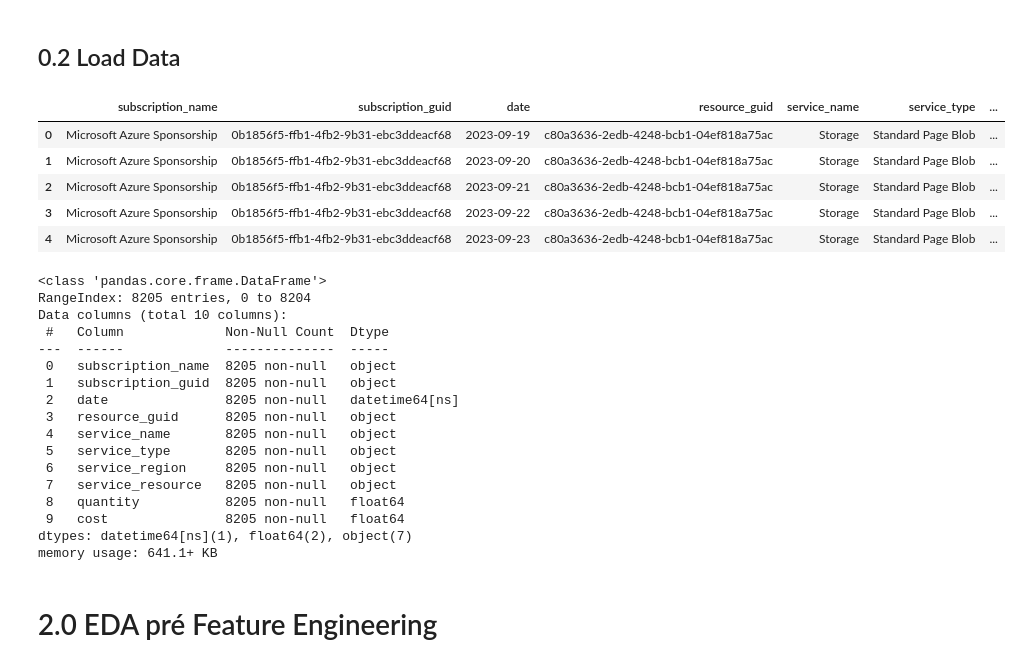
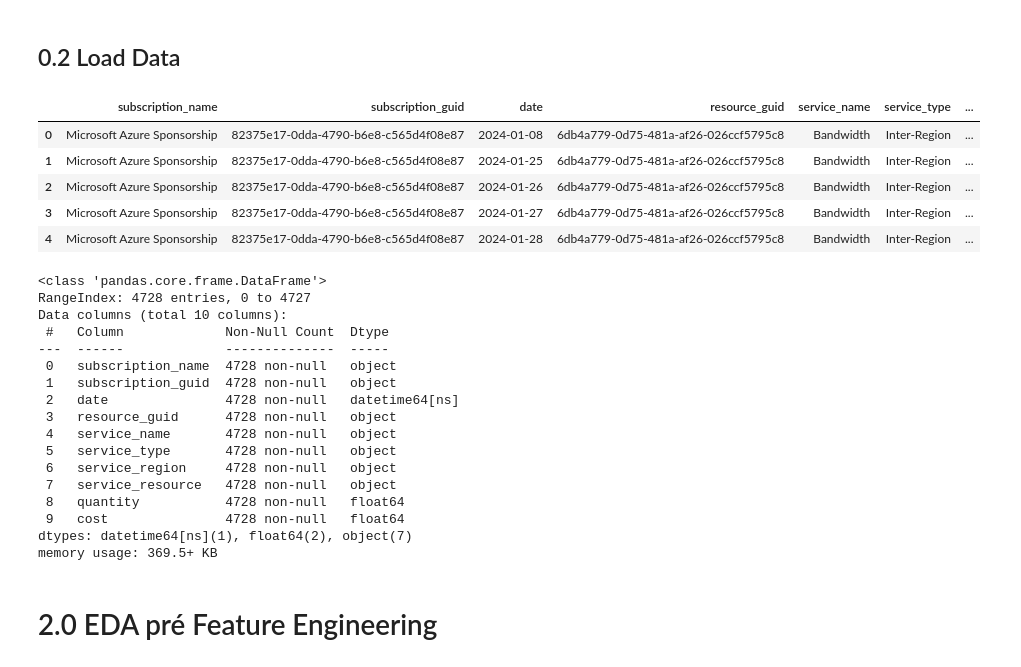
Before and after one commit to Gabrielnbr/modelo_unicin, a Jupyter notebook: notebooks/2_0_eda_pre_feature_engineering.ipynb, the cells around one changed output. Saved outputs shown, nothing was run; the diff lists cells and outputs as text; code cells hidden in the pictures.

```diff
--- a/notebooks/2_0_eda_pre_feature_engineering.ipynb
+++ b/notebooks/2_0_eda_pre_feature_engineering.ipynb
@@ -61,35 +61,35 @@ def estatistica_descritiva(df1):
 # %% [markdown]
 ## 0.2 Load Data
 # %%
-df = pickle.load(open("../data/interim/1_0_descricao_dados_ceaec.pkl","rb"))
+df = pickle.load(open("../data/interim/1_0_descricao_dados.pkl","rb"))
 df.head()
 # %% [output]
 |  | subscription_name | subscription_guid | date | resource_guid | service_name | service_type | ... |
-| 0 | Microsoft Azure Sponsorship | 0b1856f5-ffb1-4fb2-9b31-ebc3ddeacf68 | 2023-09-19 | c80a3636-2edb-4248-bcb1-04ef818a75ac | Storage | Standard Page Blob | ... |
-| 1 | Microsoft Azure Sponsorship | 0b1856f5-ffb1-4fb2-9b31-ebc3ddeacf68 | 2023-09-20 | c80a3636-2edb-4248-bcb1-04ef818a75ac | Storage | Standard Page Blob | ... |
-| 2 | Microsoft Azure Sponsorship | 0b1856f5-ffb1-4fb2-9b31-ebc3ddeacf68 | 2023-09-21 | c80a3636-2edb-4248-bcb1-04ef818a75ac | Storage | Standard Page Blob | ... |
-| 3 | Microsoft Azure Sponsorship | 0b1856f5-ffb1-4fb2-9b31-ebc3ddeacf68 | 2023-09-22 | c80a3636-2edb-4248-bcb1-04ef818a75ac | Storage | Standard Page Blob | ... |
-| 4 | Microsoft Azure Sponsorship | 0b1856f5-ffb1-4fb2-9b31-ebc3ddeacf68 | 2023-09-23 | c80a3636-2edb-4248-bcb1-04ef818a75ac | Storage | Standard Page Blob | ... |
+| 0 | Microsoft Azure Sponsorship | 82375e17-0dda-4790-b6e8-c565d4f08e87 | 2024-01-08 | 6db4a779-0d75-481a-af26-026ccf5795c8 | Bandwidth | Inter-Region | ... |
+| 1 | Microsoft Azure Sponsorship | 82375e17-0dda-4790-b6e8-c565d4f08e87 | 2024-01-25 | 6db4a779-0d75-481a-af26-026ccf5795c8 | Bandwidth | Inter-Region | ... |
+| 2 | Microsoft Azure Sponsorship | 82375e17-0dda-4790-b6e8-c565d4f08e87 | 2024-01-26 | 6db4a779-0d75-481a-af26-026ccf5795c8 | Bandwidth | Inter-Region | ... |
+| 3 | Microsoft Azure Sponsorship | 82375e17-0dda-4790-b6e8-c565d4f08e87 | 2024-01-27 | 6db4a779-0d75-481a-af26-026ccf5795c8 | Bandwidth | Inter-Region | ... |
+| 4 | Microsoft Azure Sponsorship | 82375e17-0dda-4790-b6e8-c565d4f08e87 | 2024-01-28 | 6db4a779-0d75-481a-af26-026ccf5795c8 | Bandwidth | Inter-Region | ... |
 # %%
 df.info()
 # %% [output]
 <class 'pandas.core.frame.DataFrame'>
-RangeIndex: 8205 entries, 0 to 8204
+RangeIndex: 4728 entries, 0 to 4727
 Data columns (total 10 columns):
  #   Column             Non-Null Count  Dtype
 ---  ------             --------------  -----
- 0   subscription_name  8205 non-null   object
- 1   subscription_guid  8205 non-null   object
- 2   date               8205 non-null   datetime64[ns]
- 3   resource_guid      8205 non-null   object
- 4   service_name       8205 non-null   object
- 5   service_type       8205 non-null   object
- 6   service_region     8205 non-null   object
- 7   service_resource   8205 non-null   object
- 8   quantity           8205 non-null   float64
- 9   cost               8205 non-null   float64
+ 0   subscription_name  4728 non-null   object
+ 1   subscription_guid  4728 non-null   object
+ 2   date               4728 non-null   datetime64[ns]
+ 3   resource_guid      4728 non-null   object
+ 4   service_name       4728 non-null   object
+ 5   service_type       4728 non-null   object
+ 6   service_region     4728 non-null   object
+ 7   service_resource   4728 non-null   object
+ 8   quantity           4728 non-null   float64
+ 9   cost               4728 non-null   float64
 dtypes: datetime64[ns](1), float64(2), object(7)
-memory usage: 641.1+ KB
+memory usage: 369.5+ KB
 # %% [markdown]
 # 2.0 EDA pré Feature Engineering
 # %% [markdown]
```
Also changed, not shown: parts of 3 cells of this notebook, 16 other files.
